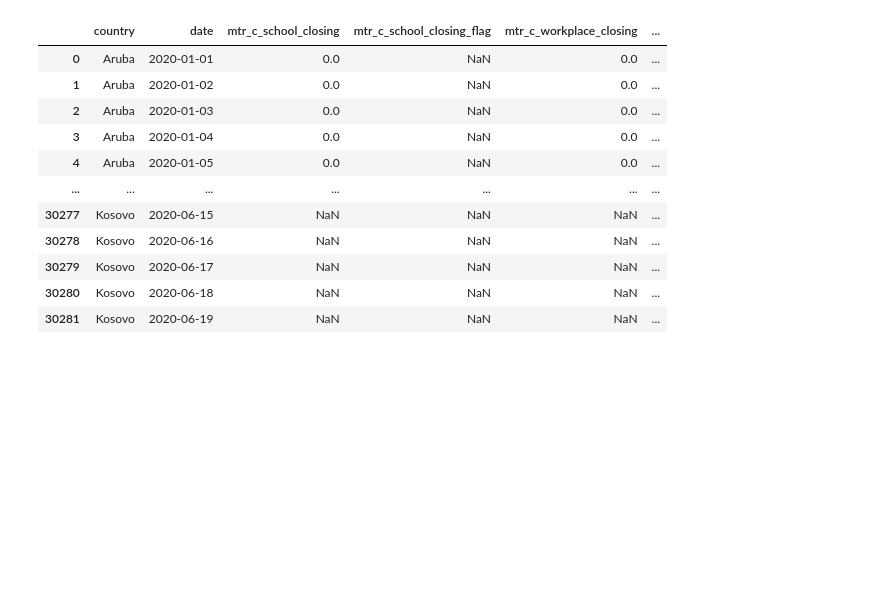
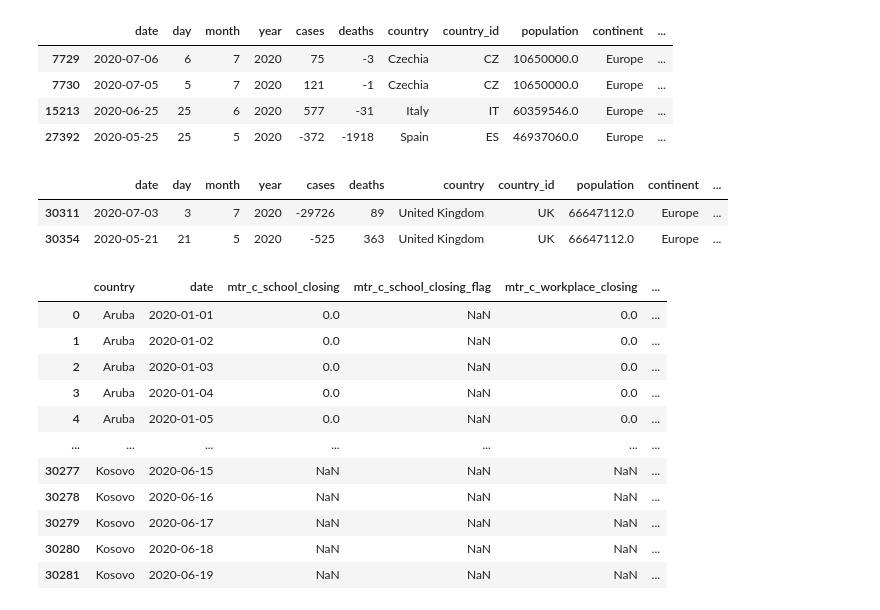
Before and after one commit to silverfield/corona-vis, a Jupyter notebook: nbs/process.ipynb, the cells around one changed output. Cells and saved outputs as stored; diff of their text form; code cells hidden in the pictures; blank space fills up the shorter version.

Commit message:
cases and deaths have to be at least 0

```diff
--- a/nbs/process.ipynb
+++ b/nbs/process.ipynb
@@ -64,3 +34,17 @@ df = get_covid_df()
+# %%
+df[df.deaths < 0]
+# %% [output]
+|  | date | day | month | year | cases | deaths | country | country_id | population | continent | ... |
+| 7729 | 2020-07-06 | 6 | 7 | 2020 | 75 | -3 | Czechia | CZ | 10650000.0 | Europe | ... |
+| 7730 | 2020-07-05 | 5 | 7 | 2020 | 121 | -1 | Czechia | CZ | 10650000.0 | Europe | ... |
+| 15213 | 2020-06-25 | 25 | 6 | 2020 | 577 | -31 | Italy | IT | 60359546.0 | Europe | ... |
+| 27392 | 2020-05-25 | 25 | 5 | 2020 | -372 | -1918 | Spain | ES | 46937060.0 | Europe | ... |
+# %%
+df[(df.cases < 0) & (df.country == 'United Kingdom')]
+# %% [output]
+|  | date | day | month | year | cases | deaths | country | country_id | population | continent | ... |
+| 30311 | 2020-07-03 | 3 | 7 | 2020 | -29726 | 89 | United Kingdom | UK | 66647112.0 | Europe | ... |
+| 30354 | 2020-05-21 | 21 | 5 | 2020 | -525 | 363 | United Kingdom | UK | 66647112.0 | Europe | ... |
 # %%
 get_stringency_df(df)
 # %% [output]
```
Also changed, not shown: parts of 5 cells of this notebook, 1 other file.
